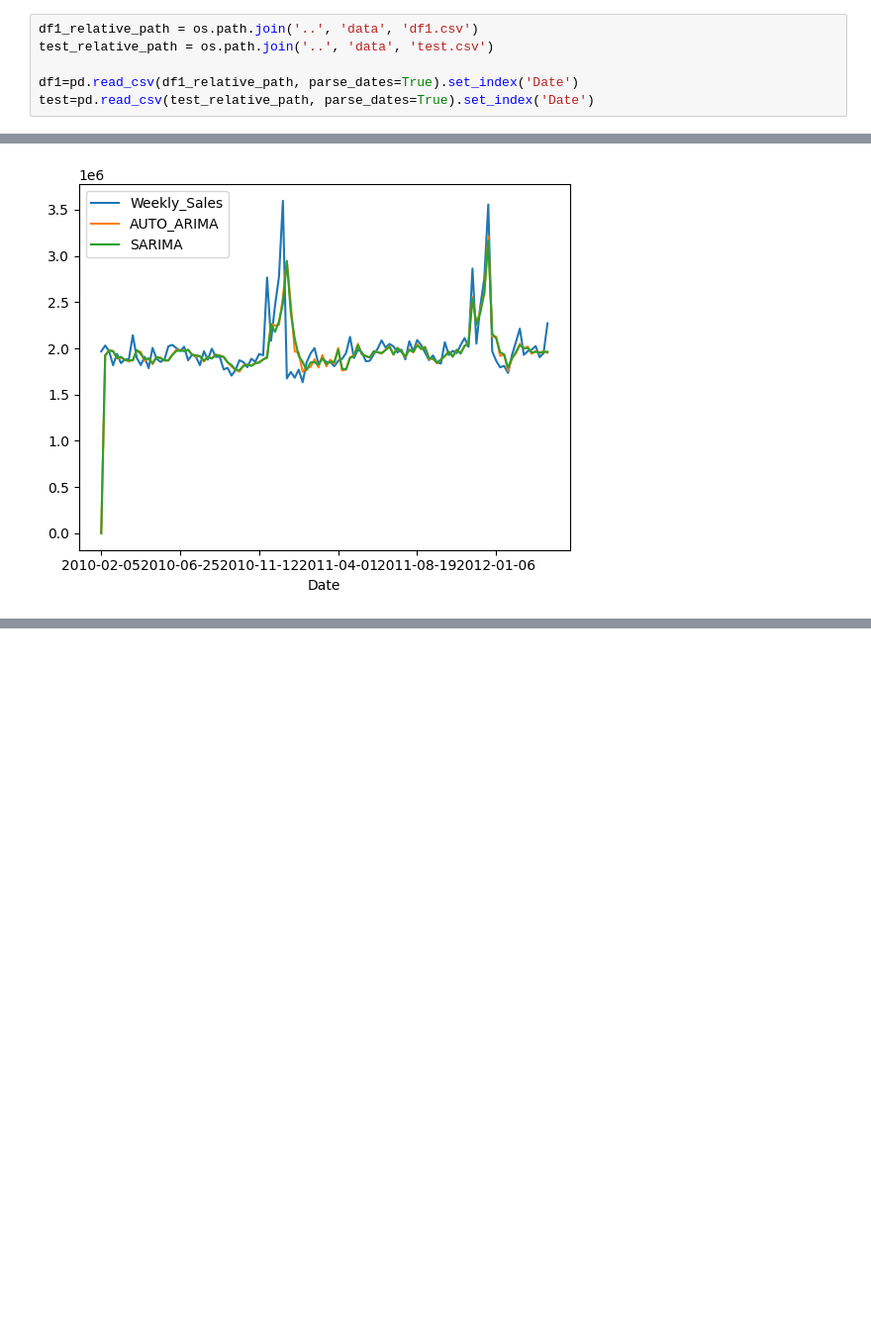
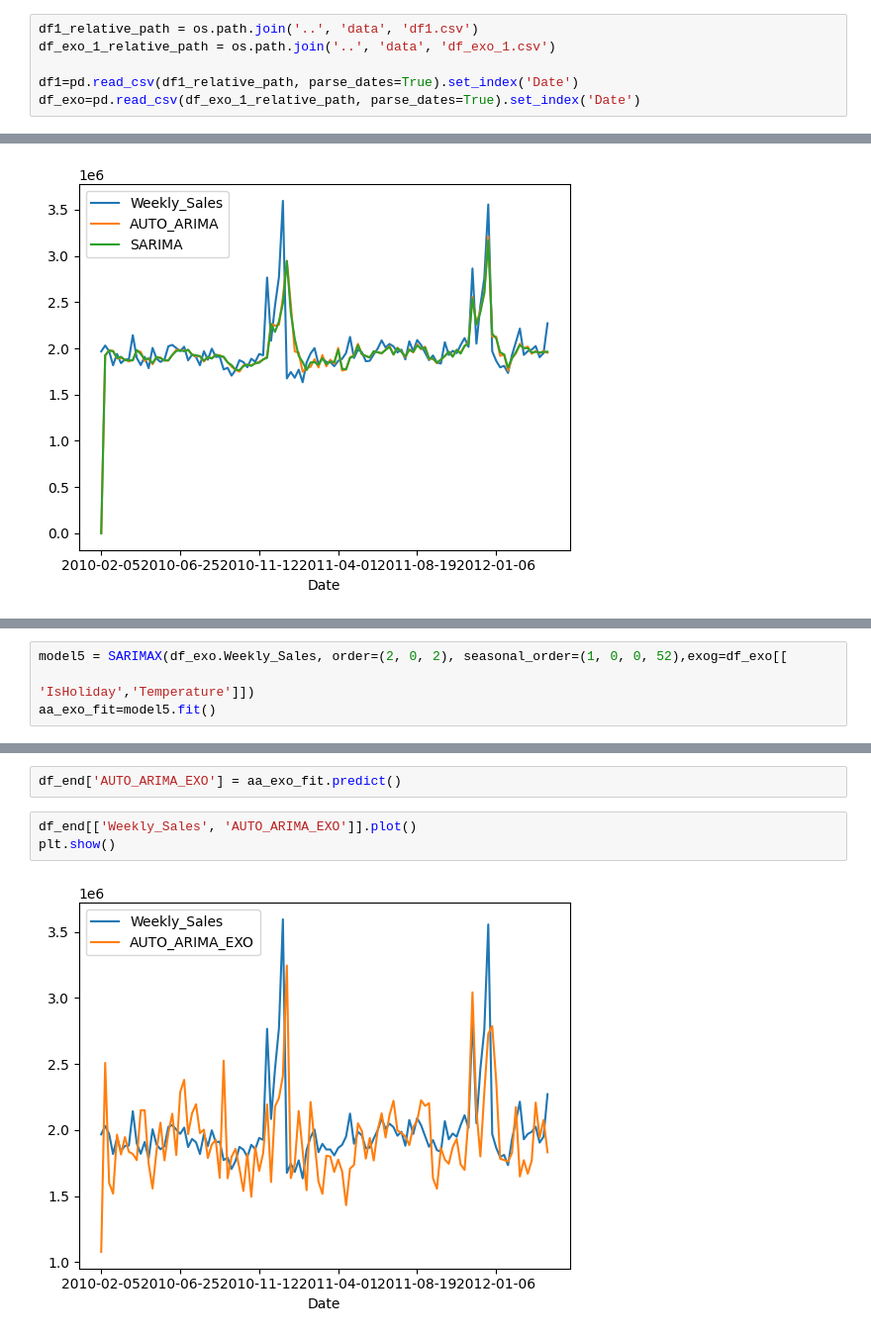
Before and after one commit to Pangellotti/darts_practice, a Jupyter notebook: darts_practice/src/models_train.ipynb, the cells around one changed output, grey strips where cells are left out. Shown at 99% size. Cells and saved outputs as stored; diff of their text form; blank space fills up the shorter version.

```diff
--- a/darts_practice/src/models_end.ipynb
+++ b/darts_practice/src/models_train.ipynb
@@ -5,10 +5,10 @@ from sklearn.metrics import  mean_absolute_error
 import matplotlib.pyplot as plt
 # %%
 df1_relative_path = os.path.join('..', 'data', 'df1.csv')
-test_relative_path = os.path.join('..', 'data', 'test.csv')
+df_exo_1_relative_path = os.path.join('..', 'data', 'df_exo_1.csv')
 
 df1=pd.read_csv(df1_relative_path, parse_dates=True).set_index('Date')
-test=pd.read_csv(test_relative_path, parse_dates=True).set_index('Date')
+df_exo=pd.read_csv(df_exo_1_relative_path, parse_dates=True).set_index('Date')
 # %%
 from statsmodels.tsa.arima.model import ARIMA
 from statsmodels.tsa.holtwinters import SimpleExpSmoothing, ExponentialSmoothing
@@ -195,0 +208,4 @@ plt.show()
+# %%
+model5 = SARIMAX(df_exo.Weekly_Sales, order=(2, 0, 2), seasonal_order=(1, 0, 0, 52),exog=df_exo[[
+                                                                                                 'IsHoliday','Temperature']])
+aa_exo_fit=model5.fit()
@@ -195,0 +239,7 @@ plt.show()
+# %%
+df_end['AUTO_ARIMA_EXO'] = aa_exo_fit.predict()
+# %%
+df_end[['Weekly_Sales', 'AUTO_ARIMA_EXO']].plot()
+plt.show()
+# %% [output]
+[figure, added]
```
Also changed, not shown: parts of 3 cells of this notebook, 4 other files.
